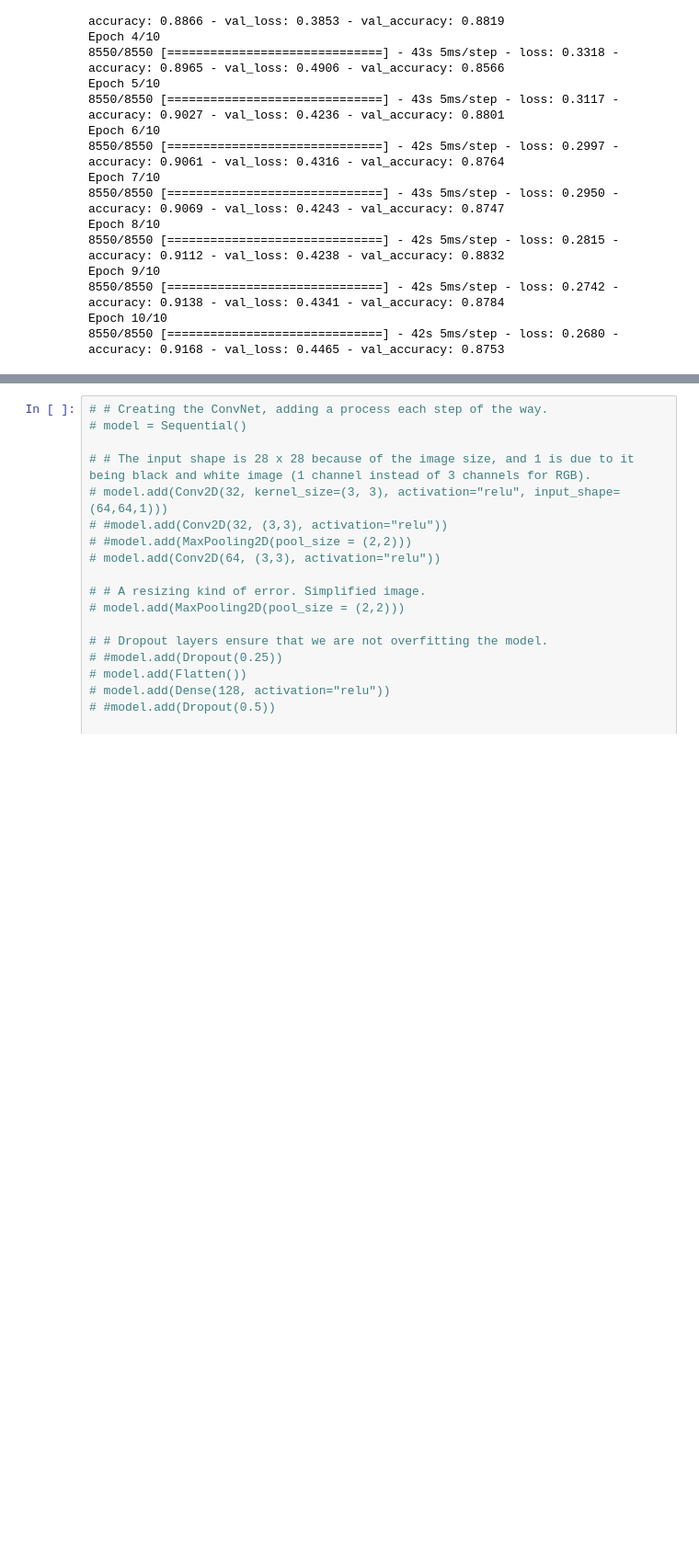
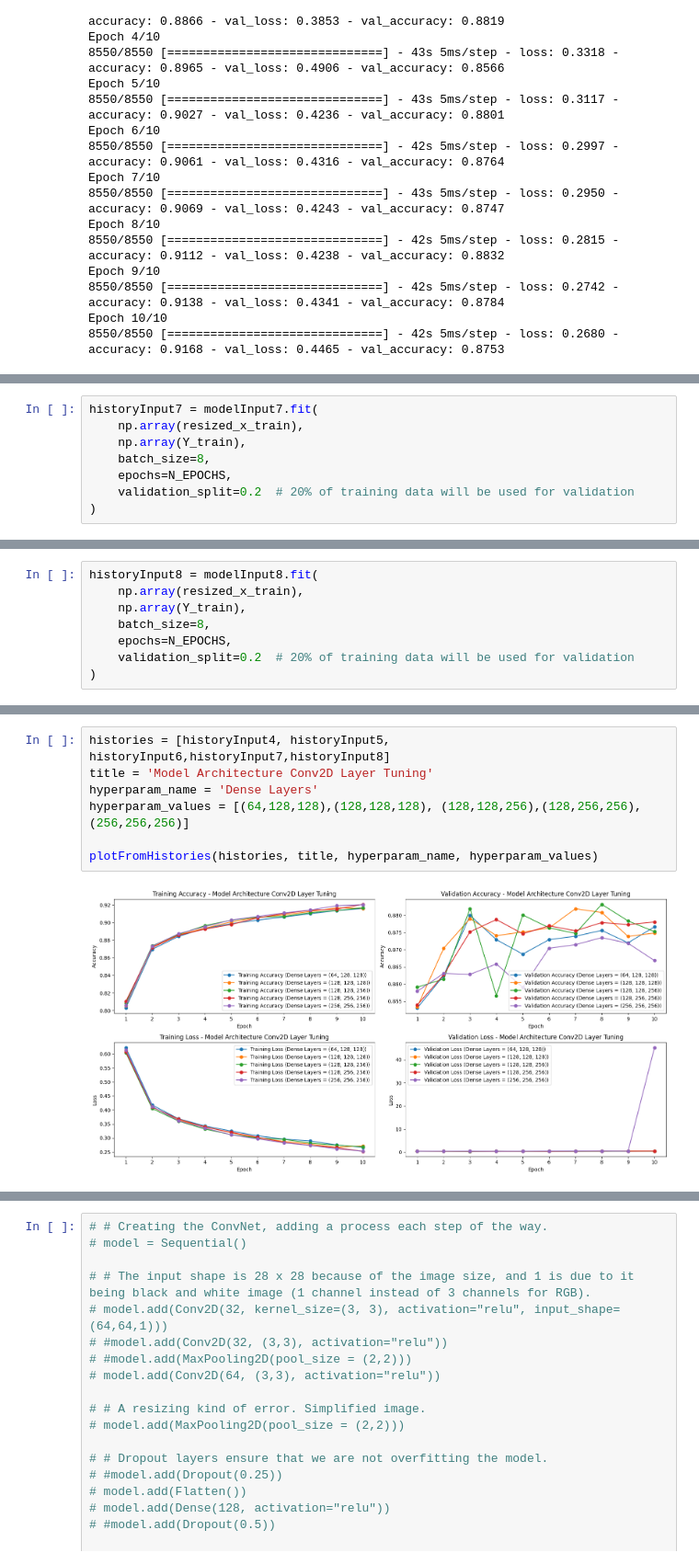
Before and after one commit to np-overflow/ml-skribbl, a Jupyter notebook: ai/model_gen.ipynb, the cells around one changed output, grey strips where cells are left out. Shown at 92% size. Cells and saved outputs as stored; diff of their text form; blank space fills up the shorter version.

```diff
--- a/ai/model_gen.ipynb
+++ b/ai/model_gen.ipynb
@@ -2634,0 +2771,8 @@ Epoch 10/10
+# %%
+historyInput7 = modelInput7.fit(
+    np.array(resized_x_train),
+    np.array(Y_train),
+    batch_size=8,
+    epochs=N_EPOCHS,
+    validation_split=0.2  # 20% of training data will be used for validation
+)
@@ -2634,0 +2800,8 @@ Epoch 10/10
+# %%
+historyInput8 = modelInput8.fit(
+    np.array(resized_x_train),
+    np.array(Y_train),
+    batch_size=8,
+    epochs=N_EPOCHS,
+    validation_split=0.2  # 20% of training data will be used for validation
+)
@@ -2634,0 +2838,9 @@ Epoch 10/10
+# %%
+histories = [historyInput4, historyInput5, historyInput6,historyInput7,historyInput8]
+title = 'Model Architecture Conv2D Layer Tuning'
+hyperparam_name = 'Dense Layers'
+hyperparam_values = [(64,128,128),(128,128,128), (128,128,256),(128,256,256),(256,256,256)]
+
+plotFromHistories(histories, title, hyperparam_name, hyperparam_values)
+# %% [output]
+[figure, added]
```
Also changed, not shown: parts of 30 cells of this notebook.
